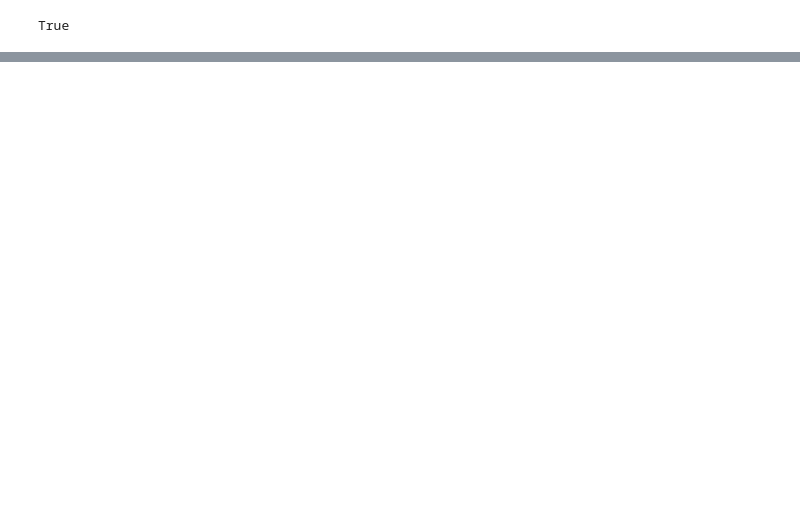
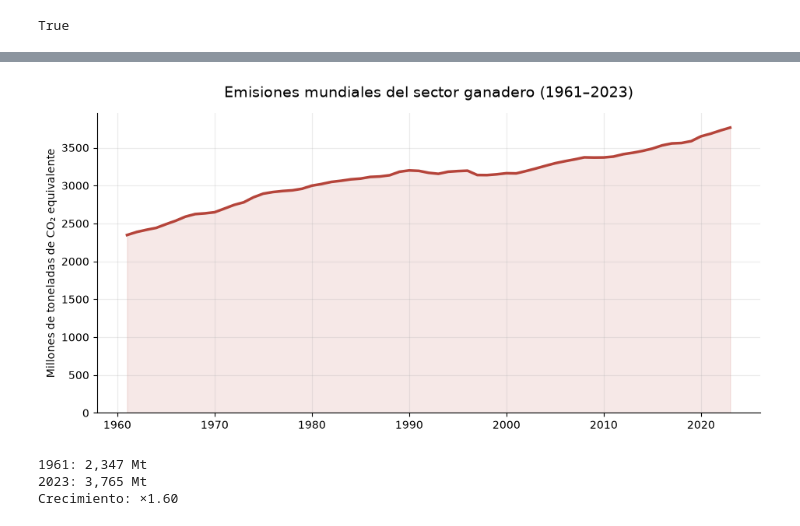
Before and after one commit to LaraDelCerro/Proyecto_final_big_data, a Jupyter notebook: emisiones.ipynb, the cells around one changed output, grey strips where cells are left out. Drawn from its saved outputs; the diff is of its cells as text; code cells hidden in the pictures; blank space fills up the shorter version.

```diff
--- a/emisiones.ipynb
+++ b/emisiones.ipynb
@@ -307,0 +46,14 @@ plot_pie(df_fuentes_ch4, labels_col='elemento', values_col='valor', title='Distr
+# %%
+datos=extract_data_from_mysql('''SELECT
+       area, producto, anio,
+    SUM(CASE WHEN codigo_elemento = 72441 THEN valor END) AS ch4,
+    SUM(CASE WHEN codigo_elemento = 72431 THEN valor END) AS n2o,
+    SUM(CASE WHEN codigo_elemento = 5111  THEN valor END) AS cabezas,
+    SUM(CASE WHEN codigo_elemento = 72441 THEN valor * 28
+             WHEN codigo_elemento = 72431 THEN valor * 265 END) AS co2eq
+FROM dataset_fao
+WHERE codigo_elemento IN (5111, 72441, 72431)
+GROUP BY area, producto, anio;''')
+
+cols = ['ch4', 'n2o', 'cabezas', 'co2eq']
+datos[cols]= datos[cols].astype(float)
@@ -307,0 +68,22 @@ plot_pie(df_fuentes_ch4, labels_col='elemento', values_col='valor', title='Distr
+# %%
+serie = datos.groupby('anio')['co2eq'].sum() / 1000   # a millones de toneladas
+
+fig, ax = plt.subplots(figsize=(11, 5))
+ax.plot(serie.index, serie.values, linewidth=2.5, color='#b5443a')
+ax.fill_between(serie.index, serie.values, alpha=0.12, color='#b5443a')
+
+ax.set_title('Emisiones mundiales del sector ganadero (1961–2023)', fontsize=14, pad=15)
+ax.set_ylabel('Millones de toneladas de CO₂ equivalente')
+ax.set_ylim(0, None)
+ax.grid(alpha=0.25)
+ax.spines[['top','right']].set_visible(False)
+plt.show()
+
+print(f"1961: {serie.loc[1961]:,.0f} Mt")
+print(f"2023: {serie.loc[2023]:,.0f} Mt")
+print(f"Crecimiento: ×{serie.loc[2023]/serie.loc[1961]:.2f}")
+# %% [output]
+[figure, added]
+1961: 2,347 Mt
+2023: 3,765 Mt
+Crecimiento: ×1.60
```
Also changed, not shown: parts of 32 cells of this notebook, 6 other files.
